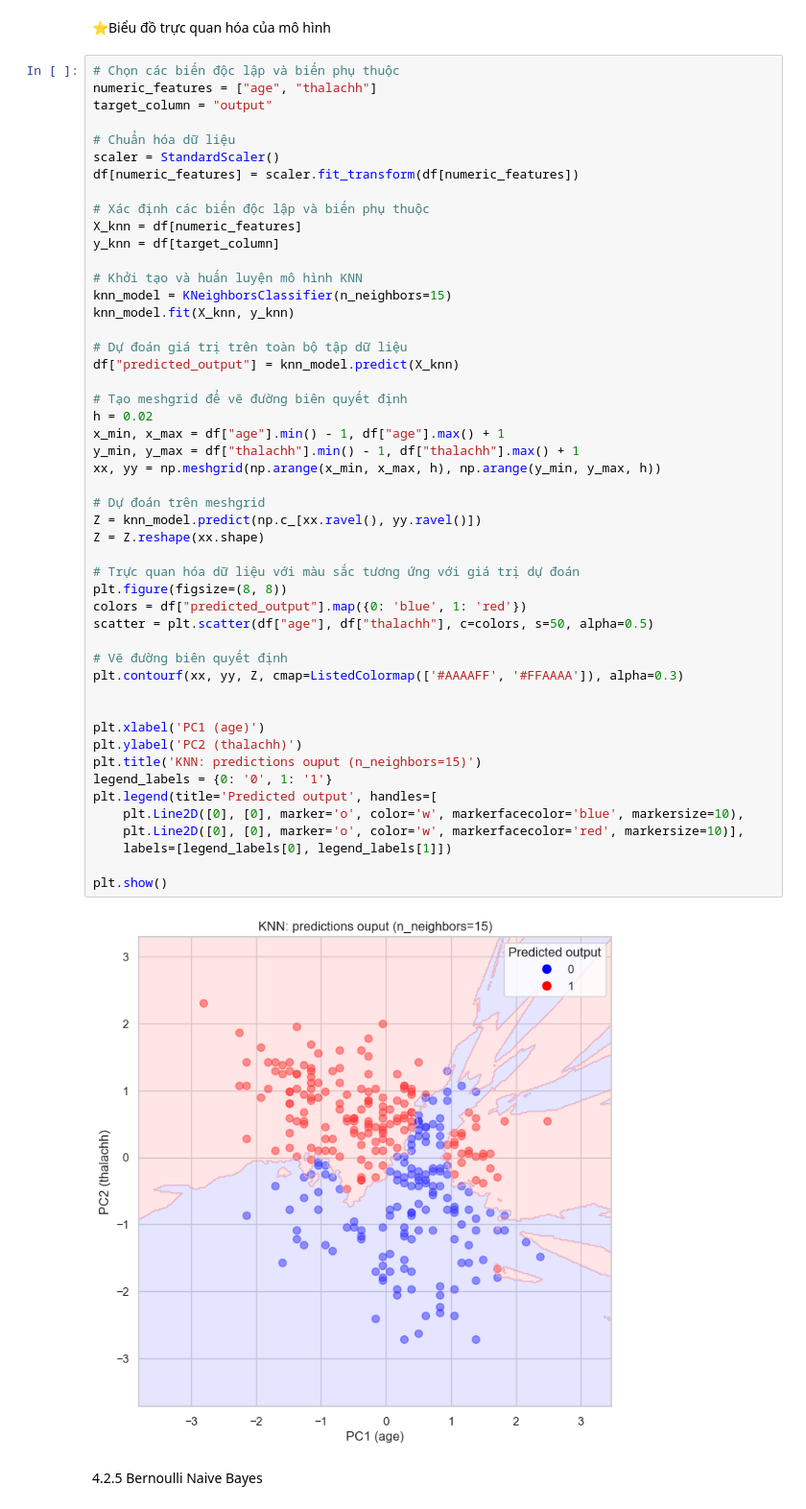
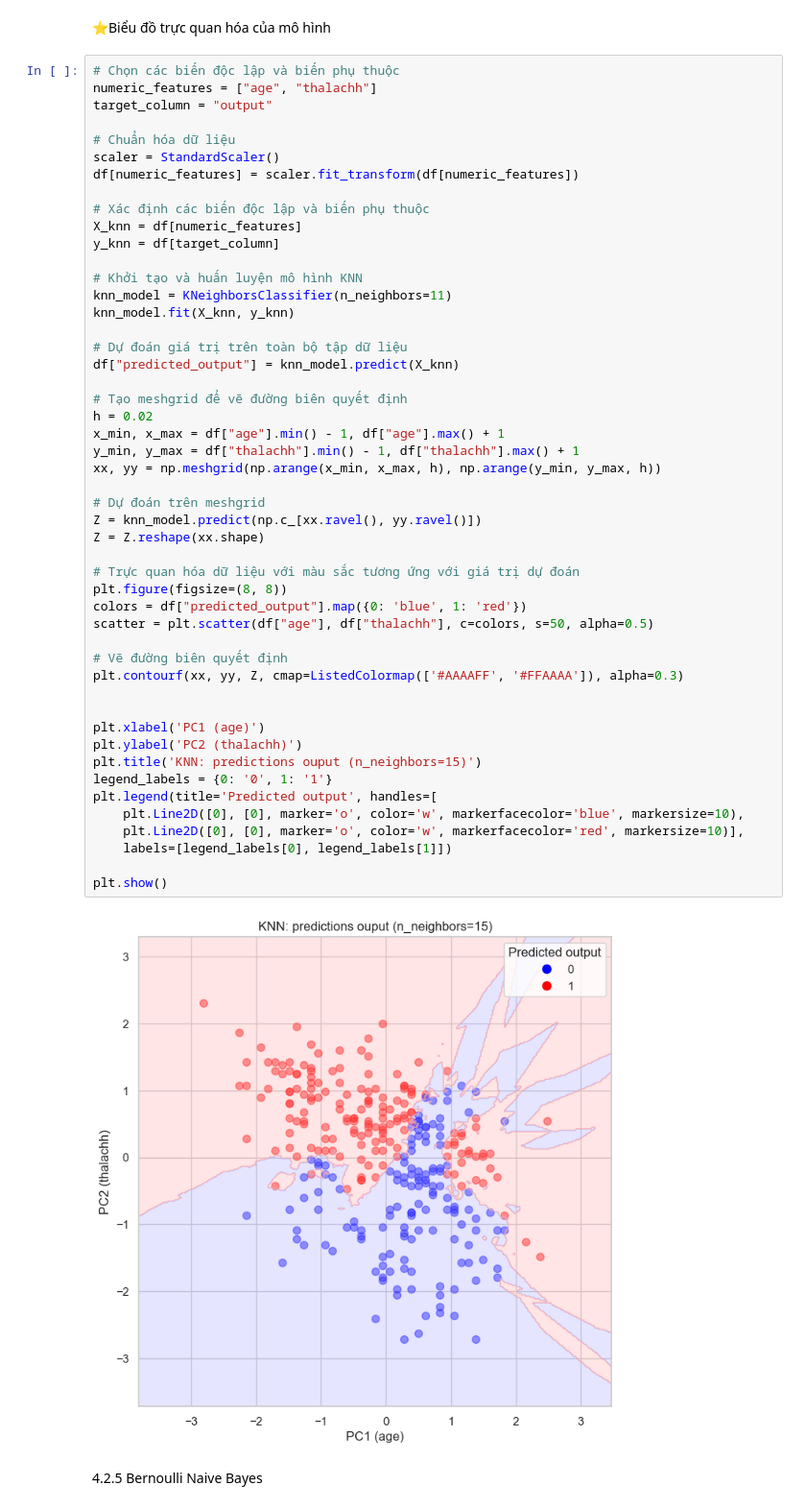
Before and after one commit to minhkhanh-coder/machine-learning-1, a Jupyter notebook: supervised_learning/supervised_learning.ipynb, the cells around one changed output. Shown at 96% size. Saved outputs shown, nothing was run; the diff lists cells and outputs as text.

```diff
--- a/supervised_learning/supervised_learning.ipynb
+++ b/supervised_learning/supervised_learning.ipynb
@@ -787,7 +783,7 @@ X_knn = df[numeric_features]
 y_knn = df[target_column]
 
 # Khởi tạo và huấn luyện mô hình KNN
-knn_model = KNeighborsClassifier(n_neighbors=15)
+knn_model = KNeighborsClassifier(n_neighbors=11)
 knn_model.fit(X_knn, y_knn)
 
 # Dự đoán giá trị trên toàn bộ tập dữ liệu
@@ -796,34 +792,34 @@ df["predicted_output"] = knn_model.predict(X_knn)
 # Tạo meshgrid để vẽ đường biên quyết định
 h = 0.02
 x_min, x_max = df["age"].min() - 1, df["age"].max() + 1
 y_min, y_max = df["thalachh"].min() - 1, df["thalachh"].max() + 1
 xx, yy = np.meshgrid(np.arange(x_min, x_max, h), np.arange(y_min, y_max, h))
 
 # Dự đoán trên meshgrid
 Z = knn_model.predict(np.c_[xx.ravel(), yy.ravel()])
 Z = Z.reshape(xx.shape)
 
 # Trực quan hóa dữ liệu với màu sắc tương ứng với giá trị dự đoán
 plt.figure(figsize=(8, 8))
 colors = df["predicted_output"].map({0: 'blue', 1: 'red'})
 scatter = plt.scatter(df["age"], df["thalachh"], c=colors, s=50, alpha=0.5)
 
 # Vẽ đường biên quyết định
 plt.contourf(xx, yy, Z, cmap=ListedColormap(['#AAAAFF', '#FFAAAA']), alpha=0.3)
 
 
 plt.xlabel('PC1 (age)')
 plt.ylabel('PC2 (thalachh)')
 plt.title('KNN: predictions ouput (n_neighbors=15)')
 legend_labels = {0: '0', 1: '1'}
 plt.legend(title='Predicted output', handles=[
     plt.Line2D([0], [0], marker='o', color='w', markerfacecolor='blue', markersize=10),
     plt.Line2D([0], [0], marker='o', color='w', markerfacecolor='red', markersize=10)],
     labels=[legend_labels[0], legend_labels[1]])
 
 plt.show()
 # %% [output]
-[figure, old version]
+[figure, new version]
 # %% [markdown]
 4.2.5 Bernoulli Naive Bayes
 # %% [markdown]
```
Also changed, not shown: parts of 9 cells of this notebook, 1 other file.
